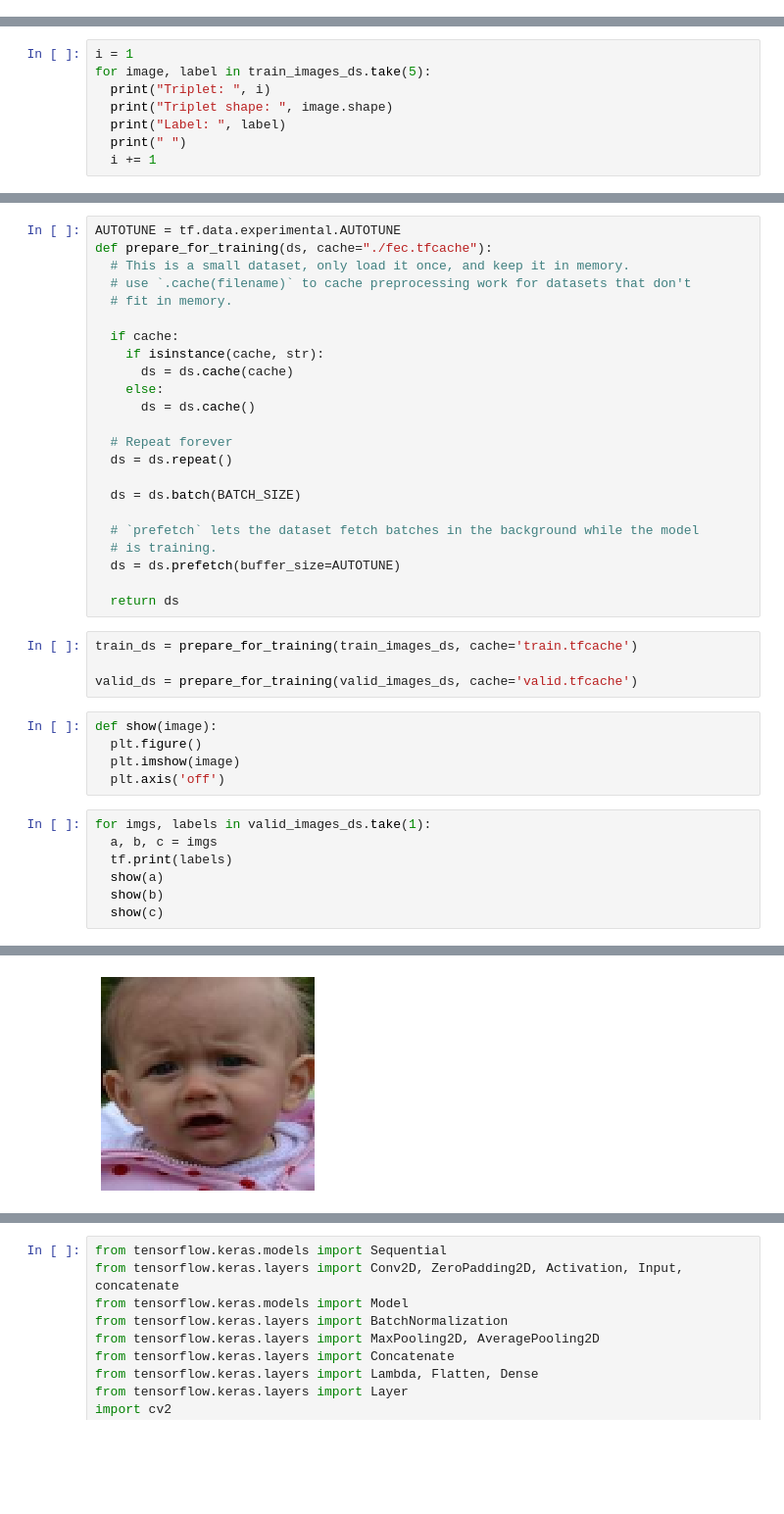
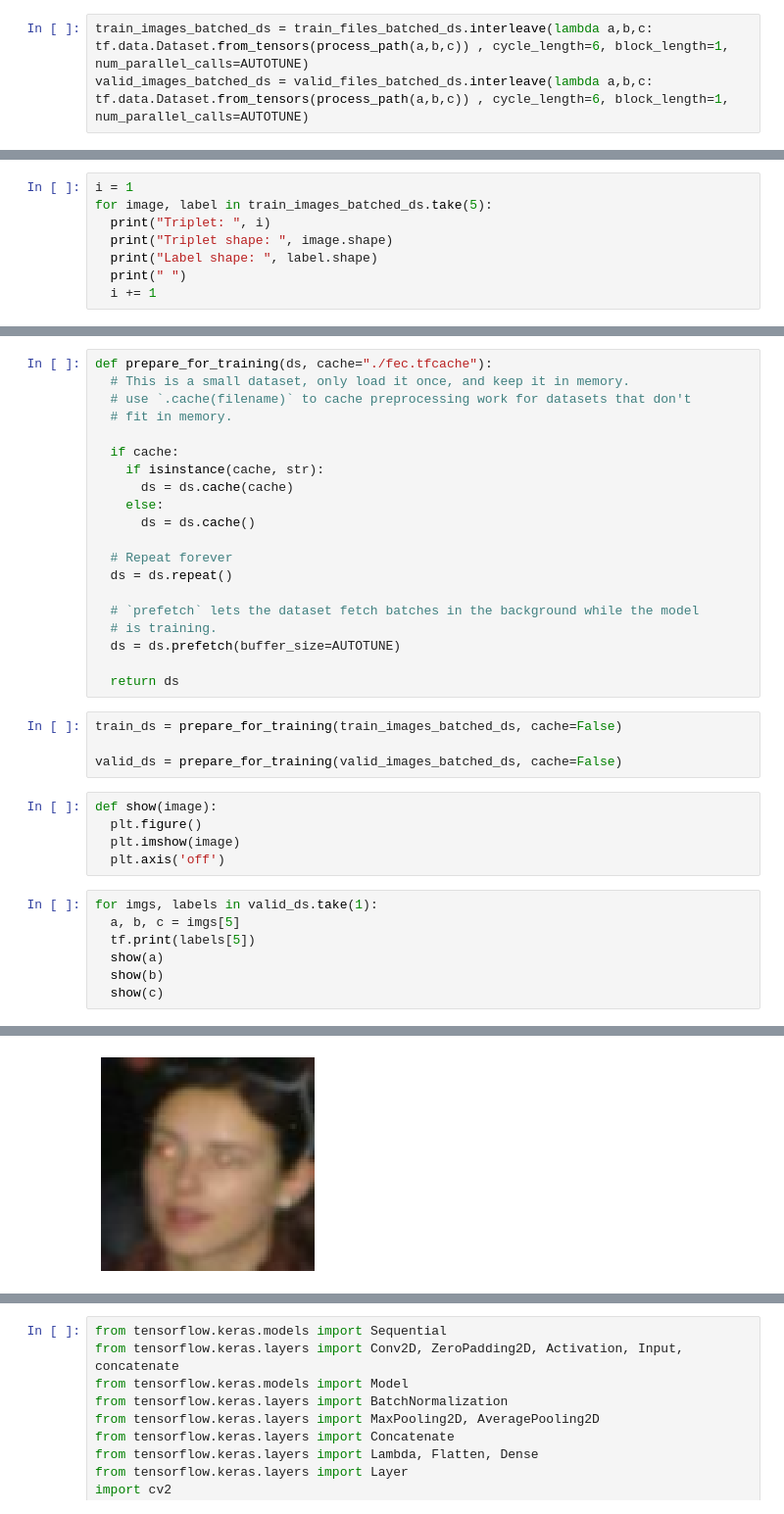
Before and after one commit to omarshafik/Machine-Learning, a Jupyter notebook: Computer Vision/Emotion Recognition/FECNet.ipynb, the cells around one changed output, grey strips where cells are left out. Shown: that part at 98% size. Saved outputs shown, nothing was run; the diff lists cells and outputs as text; blank space fills up the shorter version.

Commit message:
FECNet -- full training script

```diff
--- a/Computer Vision/Emotion Recognition/FECNet.ipynb
+++ b/Computer Vision/Emotion Recognition/FECNet.ipynb
@@ -216 +222,4 @@ def process_path(a, b, c):
+# %%
+train_images_batched_ds = train_files_batched_ds.interleave(lambda a,b,c: tf.data.Dataset.from_tensors(process_path(a,b,c)) , cycle_length=6, block_length=1, num_parallel_calls=AUTOTUNE)
+valid_images_batched_ds = valid_files_batched_ds.interleave(lambda a,b,c: tf.data.Dataset.from_tensors(process_path(a,b,c)) , cycle_length=6, block_length=1, num_parallel_calls=AUTOTUNE)
 # %%
@@ -219,9 +231,9 @@ valid_images_ds = valid_files_ds.map(process_path, num_parallel_calls=tf.data.ex
 # %%
 i = 1
-for image, label in train_images_ds.take(5):
+for image, label in train_images_batched_ds.take(5):
   print("Triplet: ", i)
   print("Triplet shape: ", image.shape)
-  print("Label: ", label)
+  print("Label shape: ", label.shape)
   print(" ")
   i += 1
 # %% [output]
@@ -247,5 +259,4 @@ Label:  tf.Tensor([0. 0. 1. 2.], shape=(4,), dtype=float32)
 # %%
-AUTOTUNE = tf.data.experimental.AUTOTUNE
 def prepare_for_training(ds, cache="./fec.tfcache"):
   # This is a small dataset, only load it once, and keep it in memory.
   # use `.cache(filename)` to cache preprocessing work for datasets that don't
@@ -260,26 +271,24 @@ def prepare_for_training(ds, cache="./fec.tfcache"):
   # Repeat forever
   ds = ds.repeat()
 
-  ds = ds.batch(BATCH_SIZE)
-
   # `prefetch` lets the dataset fetch batches in the background while the model
   # is training.
   ds = ds.prefetch(buffer_size=AUTOTUNE)
 
   return ds
 # %%
-train_ds = prepare_for_training(train_images_ds, cache='train.tfcache')
+train_ds = prepare_for_training(train_images_batched_ds, cache=False)
 
-valid_ds = prepare_for_training(valid_images_ds, cache='valid.tfcache')
+valid_ds = prepare_for_training(valid_images_batched_ds, cache=False)
 # %%
 def show(image):
   plt.figure()
   plt.imshow(image)
   plt.axis('off')
 # %%
-for imgs, labels in valid_images_ds.take(1):
-  a, b, c = imgs
-  tf.print(labels)
+for imgs, labels in valid_ds.take(1):
+  a, b, c = imgs[5]
+  tf.print(labels[5])
   show(a)
   show(b)
   show(c)
@@ -290 +299 @@ for imgs, labels in valid_images_ds.take(1):
-[figure, old version]
+[figure, new version]
```
Also changed, not shown: parts of 23 cells of this notebook.
